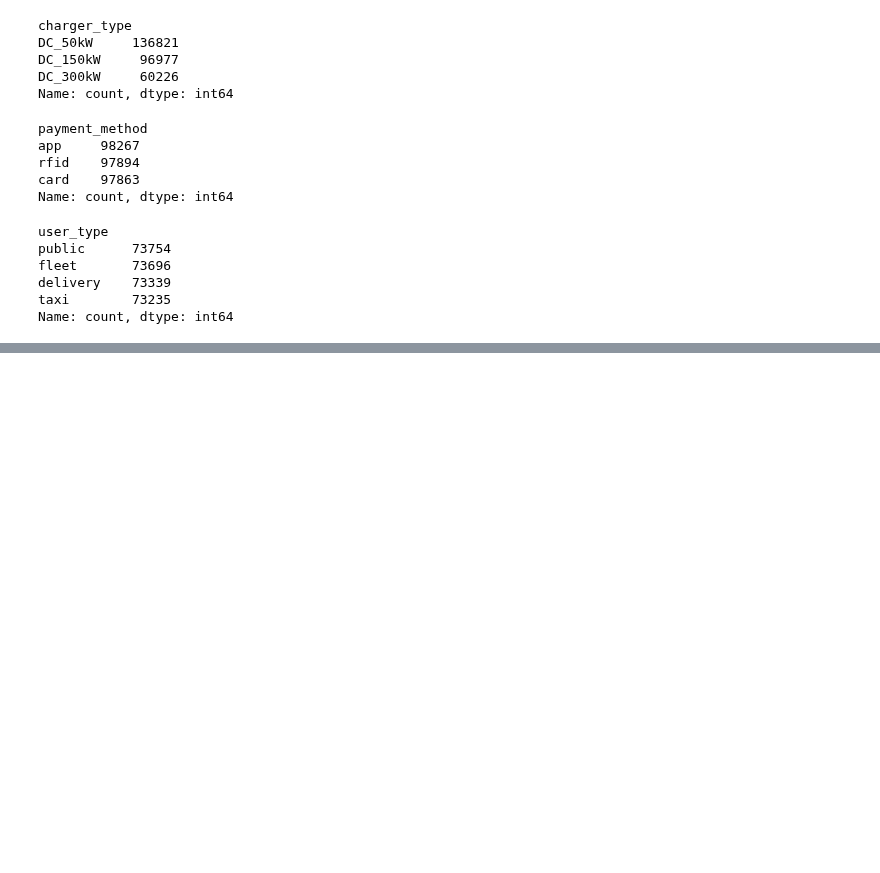
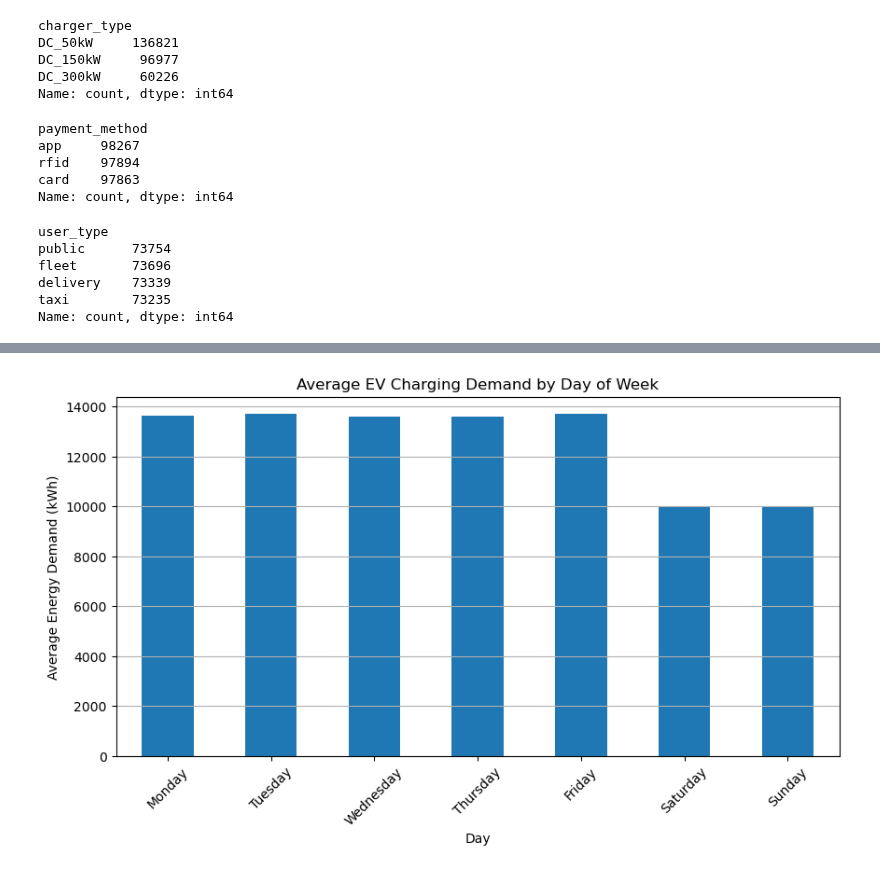
Before and after one commit to Student-boy143/powergrid-ev-analytics, a Jupyter notebook: notebooks/01_dataset_exploration.ipynb.ipynb, the cells around one changed output, grey strips where cells are left out. Saved outputs shown, nothing was run; the diff lists cells and outputs as text; code cells hidden in the pictures; blank space fills up the shorter version.

```diff
--- a/notebooks/01_dataset_exploration.ipynb.ipynb
+++ b/notebooks/01_dataset_exploration.ipynb.ipynb
@@ -343,0 +396,19 @@ Name: count, dtype: int64
+# %%
+daily_demand["day_of_week"] = daily_demand["start_timestamp"].dt.day_name()
+
+weekly_pattern = (
+    daily_demand
+    .groupby("day_of_week")["energy_kwh"]
+    .mean()
+    .reindex([
+        "Monday",
+        "Tuesday",
+        "Wednesday",
+        "Thursday",
+        "Friday",
+        "Saturday",
+        "Sunday"
+    ])
+)
+
+weekly_pattern
@@ -343,0 +425,11 @@ Name: count, dtype: int64
+# %%
+weekly_pattern.plot(kind='bar', figsize=(10,5))
+
+plt.title("Average EV Charging Demand by Day of Week")
+plt.xlabel("Day")
+plt.ylabel("Average Energy Demand (kWh)")
+plt.xticks(rotation=45)
+plt.grid(axis="y")
+plt.show()
+# %% [output]
+[figure, added]
```
Also changed, not shown: parts of 22 cells of this notebook.
